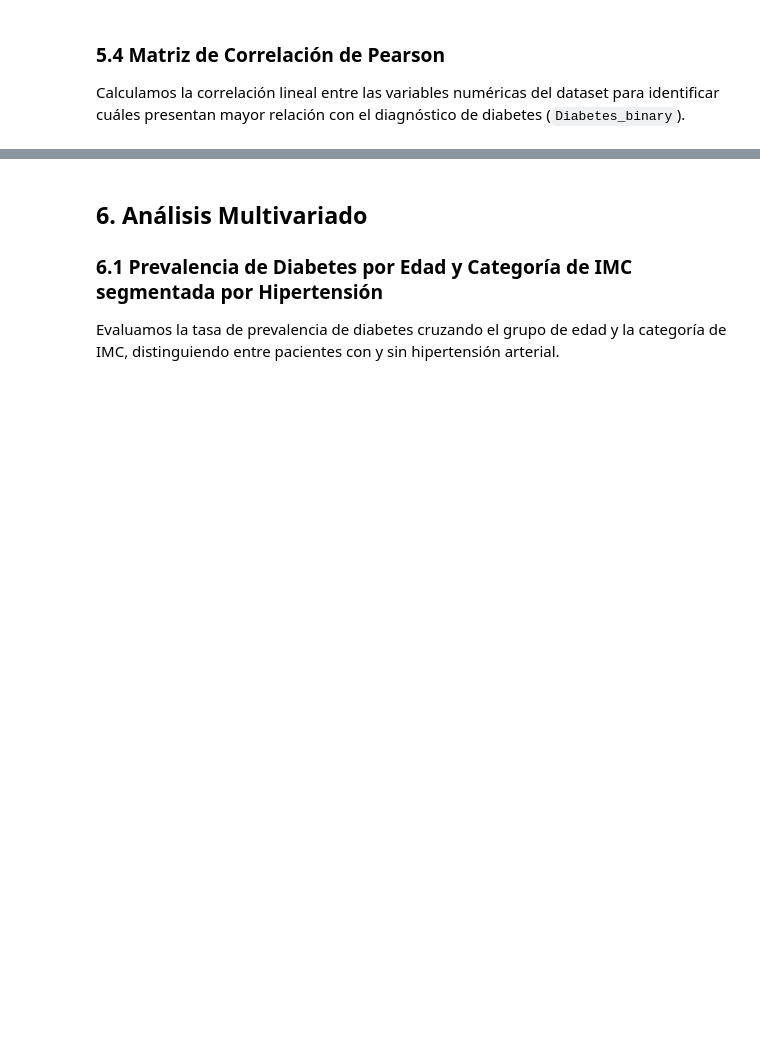
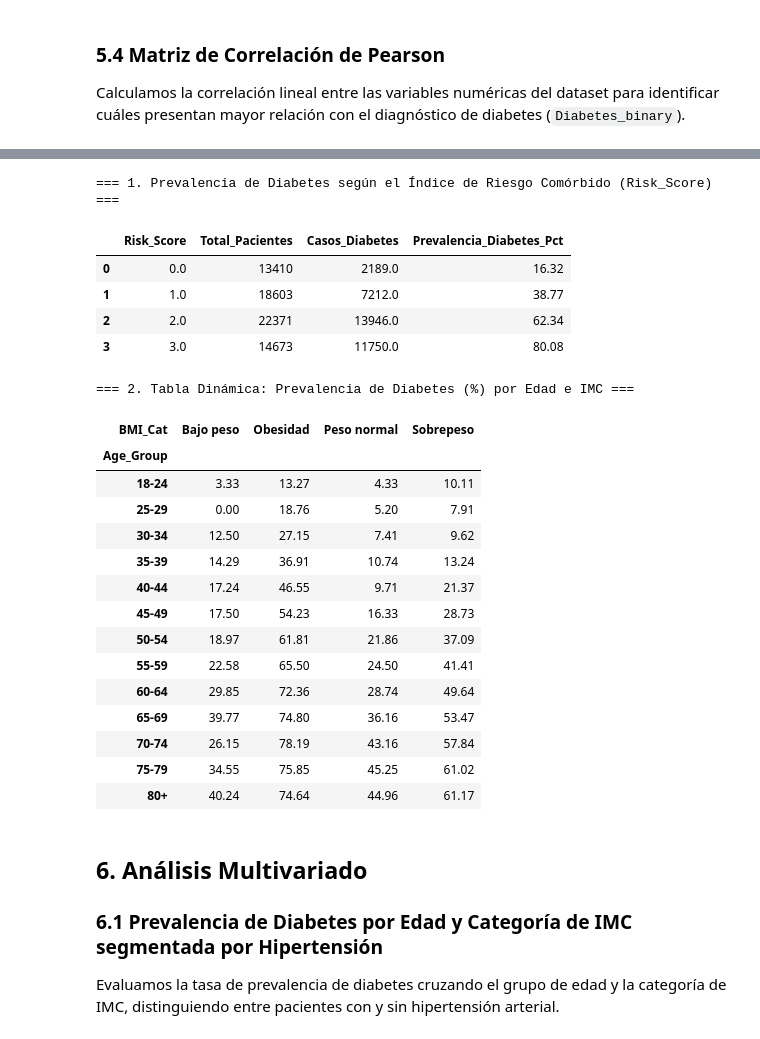
Before and after one commit to PDguezPgr/proyecto-eda-diabetes, a Jupyter notebook: eda_diabetes.ipynb, the cells around one changed output, grey strips where cells are left out. Drawn from its saved outputs; the diff is of its cells as text; code cells hidden in the pictures; blank space fills up the shorter version.

```diff
--- a/eda_diabetes.ipynb
+++ b/eda_diabetes.ipynb
@@ -591,3 +614,49 @@ plt.show()
+# %%
+# 1. Resumen de prevalencia de diabetes según el Risk_Score (groupby + agg)
+resumen_riesgo = df_clean.groupby('Risk_Score').agg(
+    Total_Pacientes=('Diabetes_binary', 'count'),
+    Casos_Diabetes=('Diabetes_binary', 'sum'),
+    Prevalencia_Diabetes_Pct=('Diabetes_binary', lambda x: round(x.mean() * 100, 2))
+).reset_index()
+
+print("=== 1. Prevalencia de Diabetes según el Índice de Riesgo Comórbido (Risk_Score) ===")
+display(resumen_riesgo)
+
+# 2. Tabla Dinámica (pivot_table) cruzando Edad y Categoría de IMC
+tabla_pivot_prevalencia = pd.pivot_table(
+    data=df_clean,
+    index='Age_Group',
+    columns='BMI_Cat',
+    values='Diabetes_binary',
+    aggfunc='mean',
+    observed=False
+).apply(lambda x: round(x * 100, 2))
+
+print("\n=== 2. Tabla Dinámica: Prevalencia de Diabetes (%) por Edad e IMC ===")
+display(tabla_pivot_prevalencia)
+# %% [output]
+=== 1. Prevalencia de Diabetes según el Índice de Riesgo Comórbido (Risk_Score) ===
+|  | Risk_Score | Total_Pacientes | Casos_Diabetes | Prevalencia_Diabetes_Pct |
+| 0 | 0.0 | 13410 | 2189.0 | 16.32 |
+| 1 | 1.0 | 18603 | 7212.0 | 38.77 |
+| 2 | 2.0 | 22371 | 13946.0 | 62.34 |
+| 3 | 3.0 | 14673 | 11750.0 | 80.08 |
+=== 2. Tabla Dinámica: Prevalencia de Diabetes (%) por Edad e IMC ===
+| BMI_Cat | Bajo peso | Obesidad | Peso normal | Sobrepeso |
+| Age_Group |  |  |  |  |
+| 18-24 | 3.33 | 13.27 | 4.33 | 10.11 |
+| 25-29 | 0.00 | 18.76 | 5.20 | 7.91 |
+| 30-34 | 12.50 | 27.15 | 7.41 | 9.62 |
+| 35-39 | 14.29 | 36.91 | 10.74 | 13.24 |
+| 40-44 | 17.24 | 46.55 | 9.71 | 21.37 |
+| 45-49 | 17.50 | 54.23 | 16.33 | 28.73 |
+| 50-54 | 18.97 | 61.81 | 21.86 | 37.09 |
+| 55-59 | 22.58 | 65.50 | 24.50 | 41.41 |
+| 60-64 | 29.85 | 72.36 | 28.74 | 49.64 |
+| 65-69 | 39.77 | 74.80 | 36.16 | 53.47 |
+| 70-74 | 26.15 | 78.19 | 43.16 | 57.84 |
+| 75-79 | 34.55 | 75.85 | 45.25 | 61.02 |
+| 80+ | 40.24 | 74.64 | 44.96 | 61.17 |
 # %% [markdown]
 ## 6. Análisis Multivariado
 ### 6.1 Prevalencia de Diabetes por Edad y Categoría de IMC segmentada por Hipertensión
```
Also changed, not shown: parts of 8 cells of this notebook.
